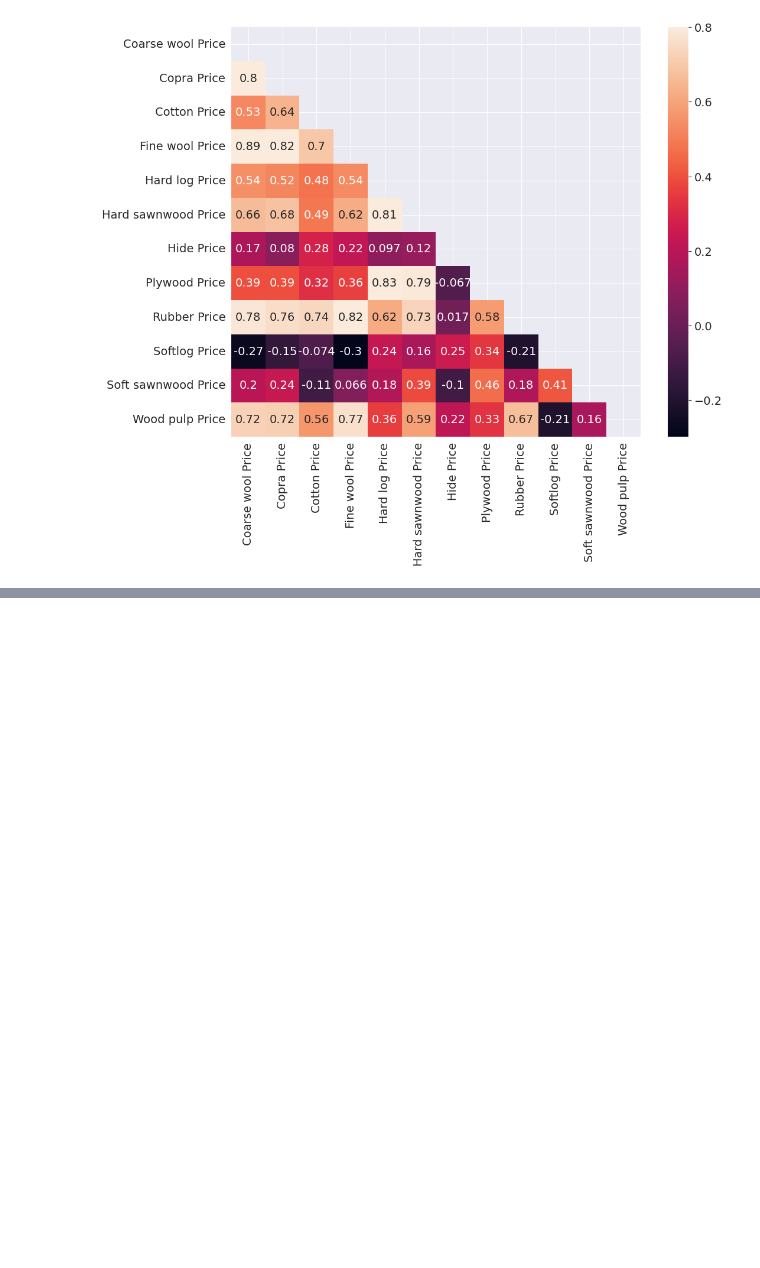
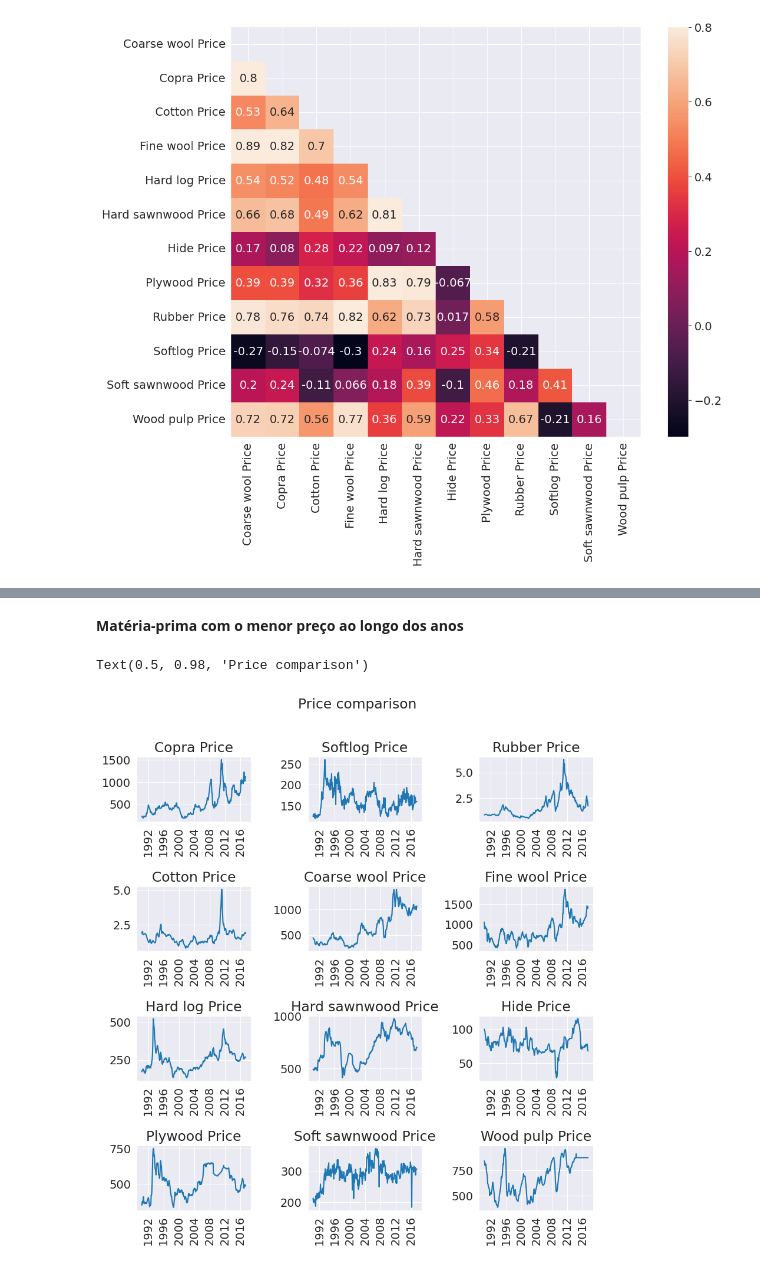
Before and after one commit to JVictor011/Analise_de_precos_de_materias-primas_agricolas, a Jupyter notebook: Notebooks/projeto_de_analize_de_dados.ipynb, the cells around one changed output, grey strips where cells are left out. Saved outputs shown, nothing was run; the diff lists cells and outputs as text; code cells hidden in the pictures; blank space fills up the shorter version.

```diff
--- a/Notebooks/projeto_de_analize_de_dados.ipynb
+++ b/Notebooks/projeto_de_analize_de_dados.ipynb
@@ -100,0 +137,16 @@ plt.show()
+# %% [markdown]
+**Matéria-prima com o menor preço ao longo dos anos**
+# %%
+plt.figure(figsize = (10, 10))
+materialList = ['Copra Price','Softlog Price','Rubber Price','Cotton Price','Coarse wool Price','Fine wool Price','Hard log Price','Hard sawnwood Price','Hide Price','Plywood Price','Soft sawnwood Price','Wood pulp Price']
+
+for x in range(len(materialList)):
+  plt.subplot(4,3,x+1)
+  plt.subplots_adjust(hspace = 1, wspace = 0.5)
+  plt.title(materialList[x])
+  plt.plot(df[materialList[x]])
+  plt.xticks(rotation= 90)
+plt.suptitle("Price comparison")
+# %% [output]
+Text(0.5, 0.98, 'Price comparison')
+[figure, added]
```
Also changed, not shown: parts of 4 cells of this notebook.
